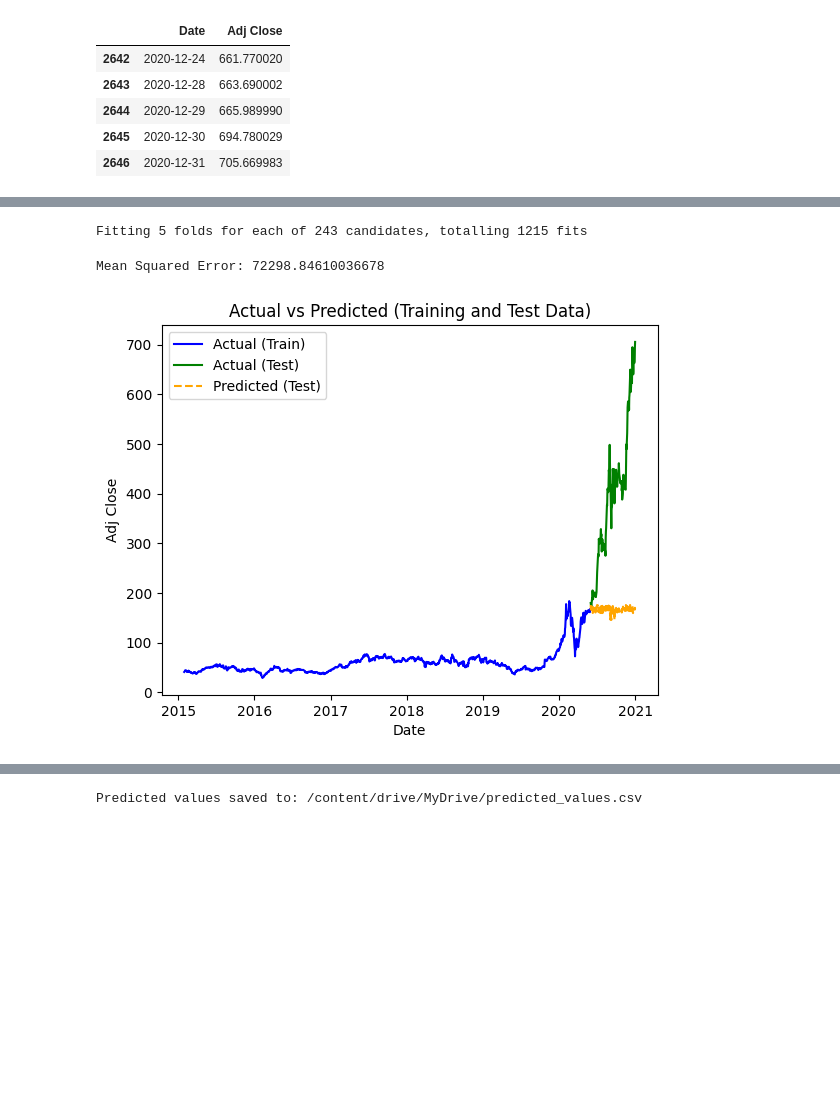
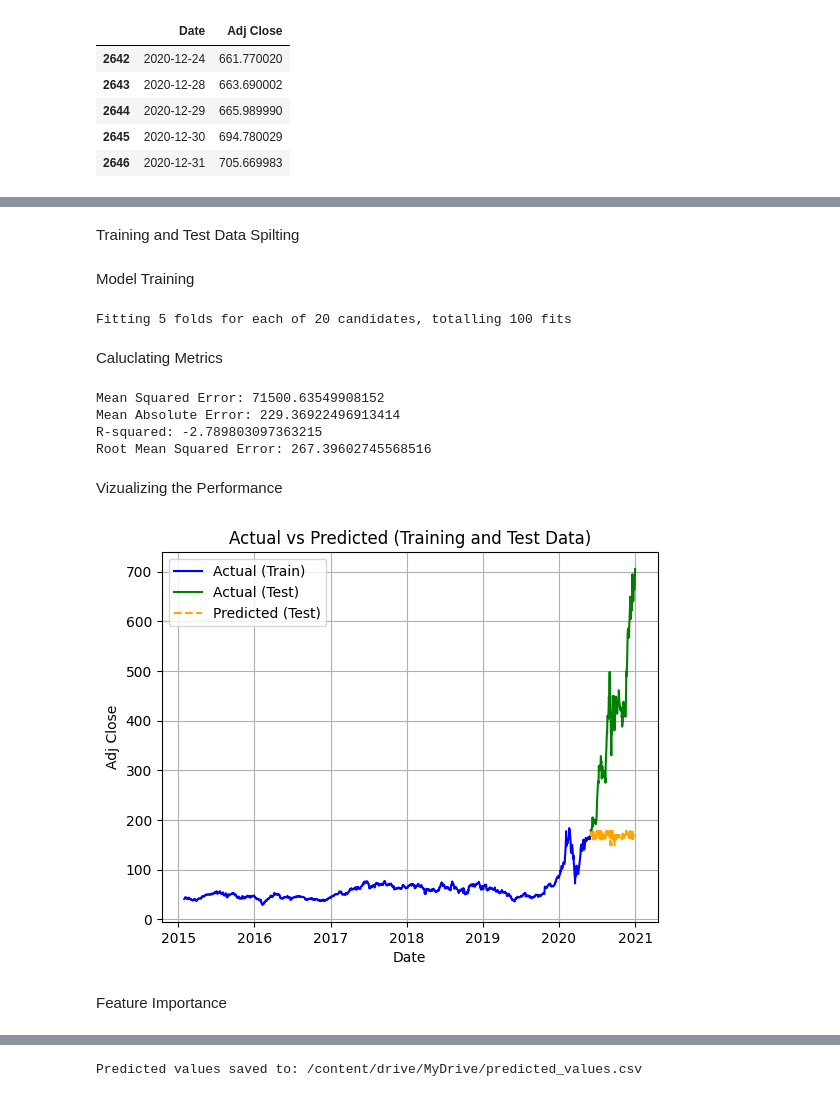
Before and after one commit to NarsamRohitsai/stockdata_forecasting, a Jupyter notebook: stock_xgboost.ipynb, the cells around one changed output, grey strips where cells are left out. Drawn from its saved outputs; the diff is of its cells as text; code cells hidden in the pictures; blank space fills up the shorter version.

```diff
--- a/stock_xgboost.ipynb
+++ b/stock_xgboost.ipynb
@@ -77,25 +103,42 @@ plt.show()
+# %% [markdown]
+Training and Test Data Spilting
 # %%
 X_train = train_data[['lag_1', 'lag_2','lag_5', 'moving_avg_5','moving_avg_20','return', 'volatility']]
 y_train = train_data['Adj Close']
-# %%
-from sklearn.model_selection import GridSearchCV
-from re import X
-import xgboost as xgb
-from sklearn.metrics import mean_squared_error
-param_grid = {
-    'n_estimators': [50, 100, 200],
-    'learning_rate': [0.01, 0.1, 0.2],
-    'max_depth': [3, 4, 5],
-    'subsample': [0.8, 0.9, 1.0],
-    'colsample_bytree': [0.8, 0.9, 1.0],
-}
-xgb_model = XGBRegressor(objective='reg:squarederror')
-grid_search = GridSearchCV(estimator=xgb_model, param_grid=param_grid,scoring = 'neg_mean_squared_error', cv=5, verbose=1)
-# Corrected the variable name from grid_serach to grid_search
-grid_search.fit(X_train, y_train)
-best_model = grid_search.best_estimator_
-# %% [output]
-Fitting 5 folds for each of 243 candidates, totalling 1215 fits
+# %% [markdown]
+Model Training
+# %%
+xgb_model = XGBRegressor(objective='reg:squarederror')
+
+param_distributions = {
+    'n_estimators': [50, 100, 300, 500],
+    'learning_rate': [0.001, 0.01, 0.05, 0.1],
+    'max_depth': [3, 5, 7, 10],
+    'subsample': [0.5, 0.7, 0.9],
+    'colsample_bytree': [0.5, 0.7, 0.9],
+    'gamma': [0, 0.1, 0.2, 0.3],
+    'reg_alpha': [0, 0.1, 0.2, 0.3],
+    'reg_lambda': [0, 0.1, 0.2, 0.3],
+    'min_child_weight': [1, 3, 5, 7]
+}
+
+tscv = TimeSeriesSplit(n_splits=5)
+random_search = RandomizedSearchCV(
+    estimator=xgb_model,
+    param_distributions=param_distributions,
+    n_iter=20,
+    scoring='neg_mean_squared_error',
+    cv=tscv,
+    verbose=1,
+    random_state=42
+)
+
+random_search.fit(X_train, y_train)
+best_model = random_search.best_estimator_
+# %% [output]
+Fitting 5 folds for each of 20 candidates, totalling 100 fits
+# %% [markdown]
+Caluclating Metrics
 # %%
 X_test = test_data[['lag_1', 'lag_2','lag_5', 'moving_avg_5','moving_avg_20','return', 'volatility']]
 y_test = test_data['Adj Close']
@@ -103,23 +146,37 @@ y_pred_test = best_model.predict(X_test)
 
 mse = mean_squared_error(y_test, y_pred_test)
 print('Mean Squared Error:', mse)
+mae = np.mean(np.abs(y_test - y_pred_test))
+print('Mean Absolute Error:', mae)
+r2 = r2_score(y_test, y_pred_test)
+print('R-squared:', r2)
+rmse = np.sqrt(mse)
+print('Root Mean Squared Error:', rmse)
 # %% [output]
-Mean Squared Error: 72298.84610036678
+Mean Squared Error: 71500.63549908152
+Mean Absolute Error: 229.36922496913414
+R-squared: -2.789803097363215
+Root Mean Squared Error: 267.39602745568516
+# %% [markdown]
+Vizualizing the Performance
 # %%
 plt.plot(y_train.index, y_train, label='Actual (Train)', color='blue')
 #plt.plot(y_train.index, y_pred_train, label='Predicted (Train)', color='red', linestyle='--')
 
 # Plot for test data
 plt.plot(y_test.index, y_test, label='Actual (Test)', color='green')
 plt.plot(y_test.index, y_pred_test, label='Predicted (Test)', color='orange', linestyle='--')
 
 plt.title('Actual vs Predicted (Training and Test Data)')
 plt.xlabel('Date')
 plt.ylabel('Adj Close')
 plt.legend()
+plt.grid(True)
 plt.show()
 # %% [output]
-[figure, old version]
+[figure, new version]
+# %% [markdown]
+Feature Importance
 # %%
      feature_importances = best_model.feature_importances_
      feature_names = X_train.columns
```
Also changed, not shown: parts of 12 cells of this notebook, 3 other files.
